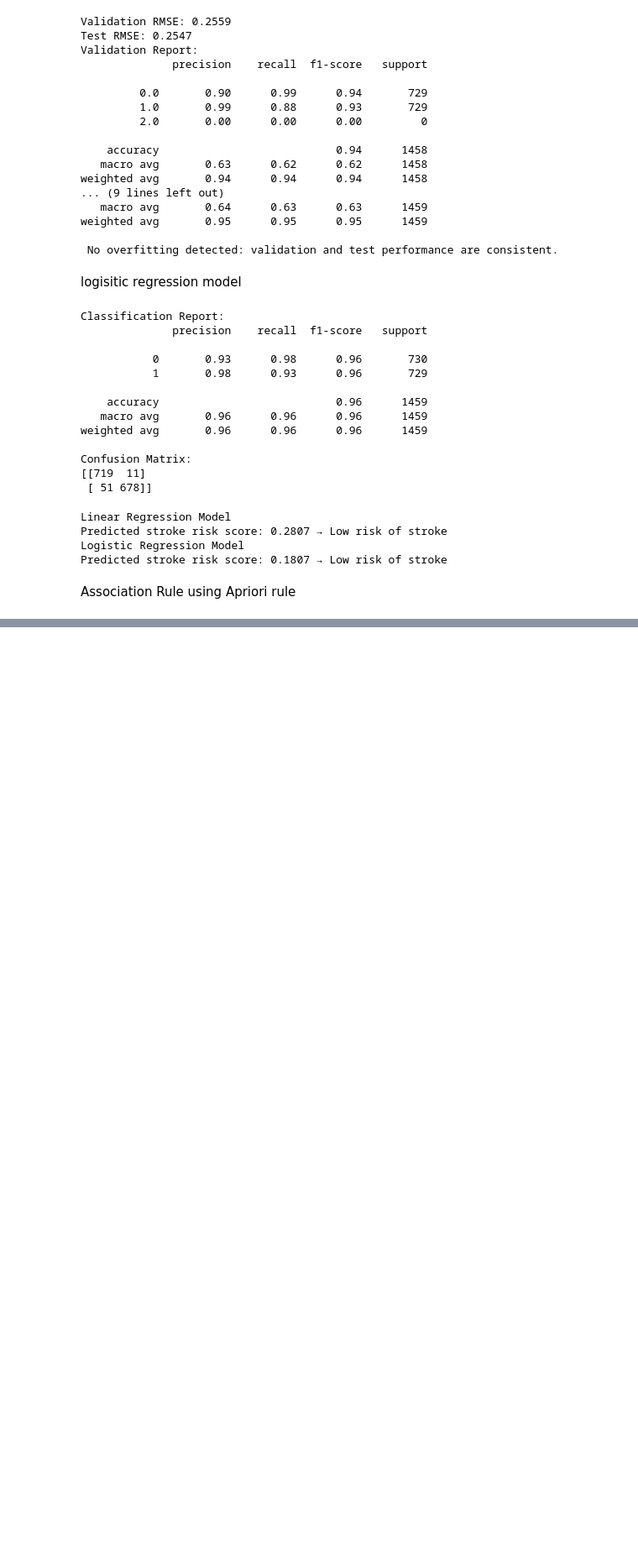
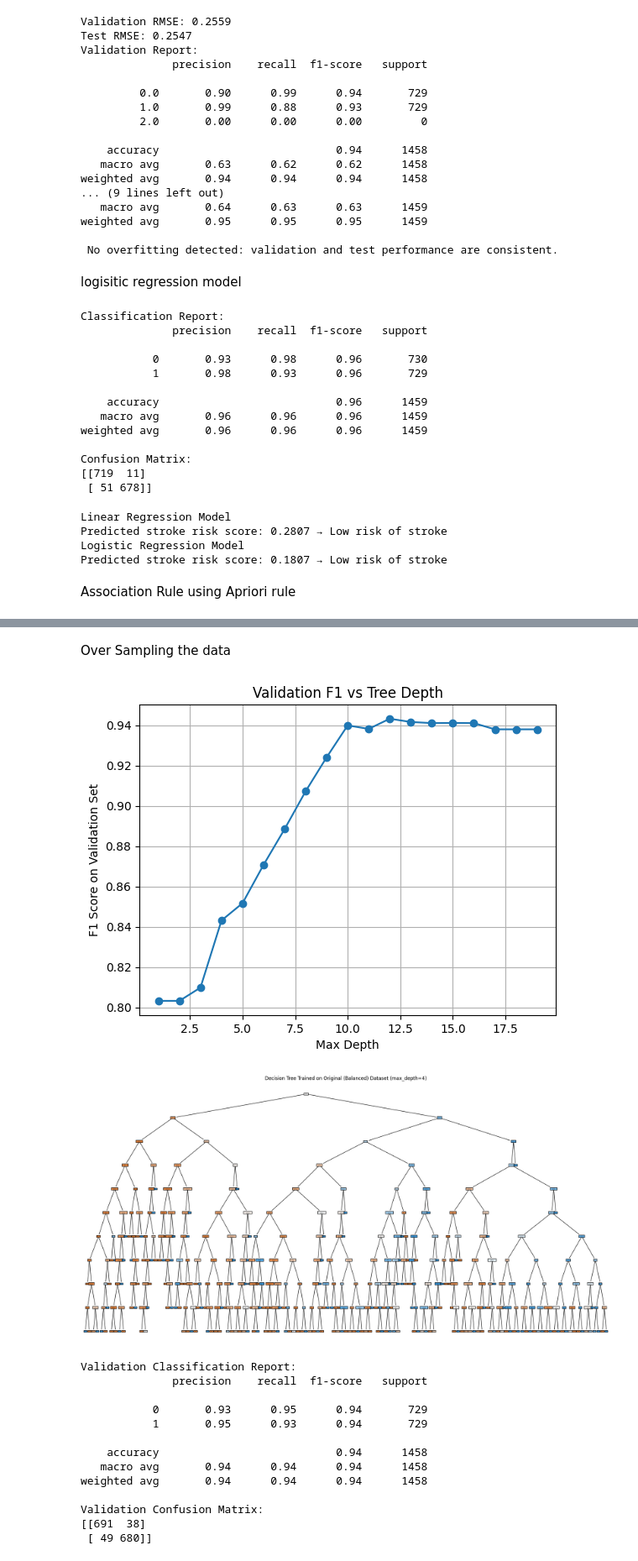
Before and after one commit to JohnVimrish/ML_Project, a Jupyter notebook: code.ipynb, the cells around one changed output, grey strips where cells are left out. Shown: that part at 84% size. Drawn from its saved outputs; the diff is of its cells as text; code cells hidden in the pictures; blank space fills up the shorter version.

```diff
--- a/code.ipynb
+++ b/code.ipynb
@@ -74,6 +74,13 @@ Residence_type ['Urban', 'Rural']
 Residence_type 2
 smoking_status ['formerly smoked', 'never smoked', 'smokes', 'Unknown']
 smoking_status 4
+# %%
+from imblearn.over_sampling import SMOTE
+
+def over_sample_data(x_input , y_input  ) :
+    smote = SMOTE(random_state=42)
+    x_balanced, y_balanced = smote.fit_resample(x_input, y_input)
+    return x_balanced, y_balanced
 # %% [markdown]
 Multiple Variable Linear Regression testing .
 # %%
@@ -349,0 +450,68 @@ stroke_rules[['antecedents', 'consequents', 'support', 'confidence', 'lift']].he
+# %% [markdown]
+Over Sampling the data
+# %%
+
+# Split the balanced_data into predictors_train and target_train
+target_train = decision_tree_dataset['stroke']
+predictors_train = decision_tree_dataset.drop(columns=['stroke'])
+o_predictors_train,o_target_train =over_sample_data (predictors_train,target_train)
+
+# Taking steps to balance the train data
+# Split data: train, validation, test (70/15/15)
+X_train, X_temp, y_train, y_temp = train_test_split(o_predictors_train,o_target_train, test_size=0.3, stratify=o_target_train, random_state=42)
+X_val, X_test, y_val, y_test = train_test_split(X_temp, y_temp, test_size=0.5, stratify=y_temp, random_state=42)
+
+
+depths = range(1, 20)
+f1_scores = []
+
+for d in depths:
+    model = DecisionTreeClassifier(criterion = "gini",max_depth=d, random_state=42)
+    model.fit(X_train, y_train)
+    y_val_pred = model.predict(X_val)
+    f1 = f1_score(y_val, y_val_pred)
+    f1_scores.append(f1)
+
+plt.plot(depths, f1_scores, marker='o')
+plt.xlabel("Max Depth")
+plt.ylabel("F1 Score on Validation Set")
+plt.title("Validation F1 vs Tree Depth")
+plt.grid()
+plt.show()
+
+
+# Train the Decision Tree using balanced data
+model = DecisionTreeClassifier(criterion = "gini",max_depth=10, random_state=42)
+model.fit(X_train, y_train)
+
+# # Visualize the decision tree
+plt.figure(figsize=(24, 12))
+plot_tree(model, feature_names=X_train.columns, class_names=["No Stroke", "Stroke"], filled=True, rounded=True)
+plt.title("Decision Tree Trained on Original (Balanced) Dataset (max_depth=4)")
+plt.show()
+
+# Predict on validation set
+y_val_pred = model.predict(X_val)
+
+# Metrics
+print("Validation Classification Report:")
+print(classification_report(y_val, y_val_pred))
+
+print("Validation Confusion Matrix:")
+print(confusion_matrix(y_val, y_val_pred))
+# %% [output]
+[figure, added]
+[figure, added]
+Validation Classification Report:
+              precision    recall  f1-score   support
+
+           0       0.93      0.95      0.94       729
+           1       0.95      0.93      0.94       729
+
+    accuracy                           0.94      1458
+   macro avg       0.94      0.94      0.94      1458
+weighted avg       0.94      0.94      0.94      1458
+
+Validation Confusion Matrix:
+[[691  38]
+ [ 49 680]]
```
Also changed, not shown: parts of 6 cells of this notebook.
